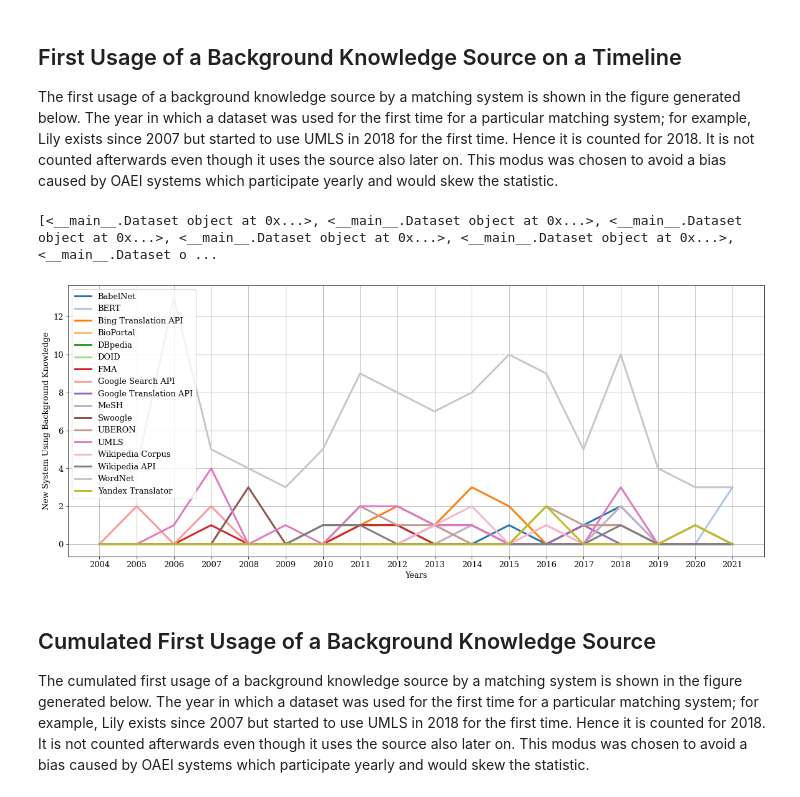
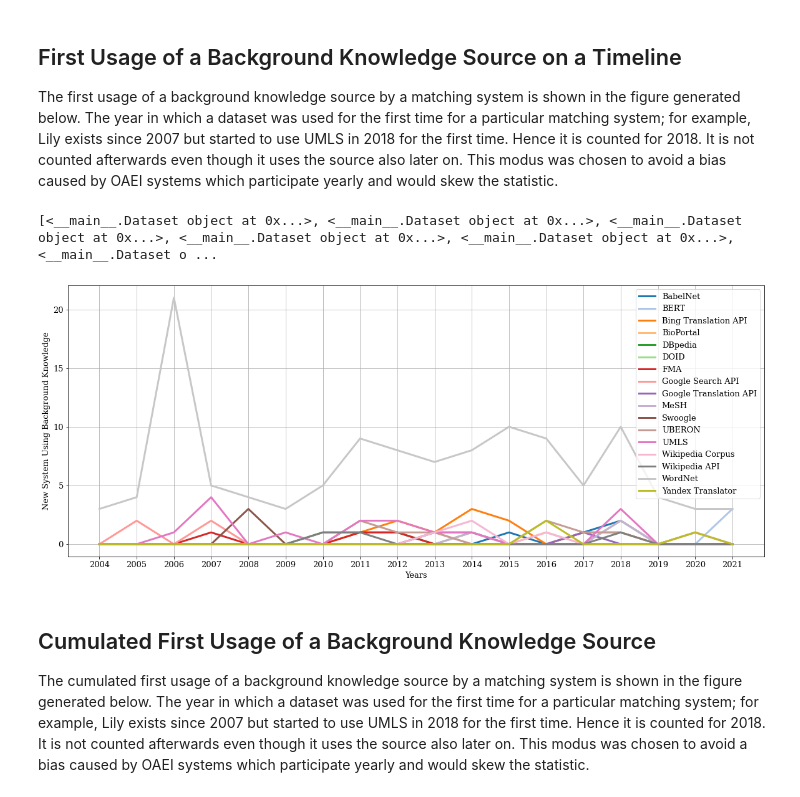
Before and after one commit to janothan/bk-in-matching-survey, a Jupyter notebook: submission_3/Survey_Paper_Figures.ipynb, the cells around one changed output. Saved outputs shown, nothing was run; the diff lists cells and outputs as text; code cells hidden in the pictures.

```diff
--- a/submission_3/Survey_Paper_Figures.ipynb
+++ b/submission_3/Survey_Paper_Figures.ipynb
@@ -777,6 +777,7 @@ google_search_api_dataset = Dataset("Google Search API", DomainType.GENERAL)
 google_translation_api_dataset = Dataset("Google Translation API", DomainType.GENERAL)
 google_sentence_encoder_dataset = Dataset("Google Universal Sentence Encoder", DomainType.GENERAL)
 google_w2v_dataset = Dataset("Google w2v Vectors", DomainType.GENERAL)
+hownet_dataset = Dataset("HowNet", DomainType.GENERAL)
 imagenet_dataset = Dataset("ImageNet", DomainType.GENERAL)
 itranslate_dataset = Dataset("iTranslate4", DomainType.GENERAL)
 kgvec2go_dataset = Dataset("KGvec2go", DomainType.GENERAL)
@@ -940,33 +941,37 @@ data_dictionary = \
         2017 : 1,
             #NuSM
     },
-    google_sentence_encoder_dataset : {
+    google_sentence_encoder_dataset : { # first usage
         2020 : 1,
             # VeeAlign
     },
-    google_w2v_dataset : {
+    google_w2v_dataset : { # first usage
         2018 : 1,
             # Bulygin
         2019 : 1
             # Bulygin & Stupnikov
     },
-    imagenet_dataset : {
+    hownet_dataset : { # first usage
+        2006 : 1,
+            # An Ontology Mapping Method Based on Tree Structure (Li, Sheng; Hu, Heping; Hu, Xian)
+    },
+    imagenet_dataset : { # first usage
         2015 : 1,
             # Doulaverakis
     },
-    itranslate_dataset : {
+    itranslate_dataset : { # first usage
         2013 : 1,
             # Koukourikos
     },
-    kgvec2go_dataset : {
+    kgvec2go_dataset : { # first usage
         2020 : 1,
             # alod2vec matcher
     },
-    lanes_api_dataset : {
+    lanes_api_dataset : { # first usage
         2012 : 1,
             # hotmatch
     },
-    mesh_dataset : {
+    mesh_dataset : { # first usage
         2014 : 1,
             # AML
         2018 : 2,
@@ -1139,7 +1144,7 @@ data_dictionary = \
             # CROSI
             # Mongiello & Totaro
             # - Stroulia and Wang (not in study search parameter)
-        2006 : 13,
+        2006 : 22,
             # OWL Ctx
             # AUTOMS
             # DSSim
@@ -1151,7 +1156,16 @@ data_dictionary = \
             # Reynaud & Safar
             # Abolhassani et al.
             # Chen et al
-            # - 2006 iMapper (not in study search parameter)
+            # iMapper
+            # OntoDNA
+            # Nagy, Miklos et al.
+            # ACAOM (Wang et al.)
+            # Using Cooperative Agent Negotiation for Ontology Mapping (dos Santos et al)
+            # Product Matching through Ontology Mapping in Comparison Shopping (Park, Sangun; Kim, Wooju; Lee, Sunghwan; Bang, Siri)
+            # Effective Large Scale Ontology Mapping (Wang, Zongjiang; Wang, Yinglin; Zhang, Shensheng; Shen, Ge; Du, Tao)
+            # An Ontology Mapping Algorithm between Heterogeneous Product Classification Taxonomies (Kim, Wooju; Park, Sangun; Bang, Siri; Lee, Sunghwan)
+            # Ontology Mapping Approach Based on Parsing Graph (Wang, Zongjiang; Wang, Yinglin; Du, Tao)
+            # - (Combining Two Strategies for Ontology Mapping) - merged with AOCAM for first usage
         2007 : 5,
             # ASMOV
             # SEMA
@@ -1293,34 +1307,34 @@ def get_datasets_with_minimum_usage(minimum_usage : int, data_dictionary : Dict[
             absnum += frequency
         if absnum >= minimum_usage:
             result.append(dataset)
     print(result)
     return result
 
 
 def get_reduced_data_dictionary(datasets_to_keep : List[Dataset], data_dictionary : Dict[Dataset, Dict[str, int]]):
     """Creates a new data_dictionary where only datasets occur that appear in datasets_to_keep (filter operation which does not chnage data_dictionary).
     """
     result = {}
     for dataset, data in data_dictionary.items():
         if dataset in datasets_to_keep:
             result[dataset] = data
     return result
 
 minimum_usage = 3
 lower_bound = 2004
 upper_bound = 2021 # including!
 
 reduced_data = get_reduced_data_dictionary(get_datasets_with_minimum_usage(minimum_usage=minimum_usage, data_dictionary=data_dictionary), data_dictionary)
 render_timeline(data_dictionary=reduced_data,
                 lower_bound=lower_bound,
                 upper_bound=upper_bound,
                 file_name="aggregated_systems_over_time.png",
                 y_axis_text="New System Using Background Knowledge")
 
 #[x.name for x in get_datasets_with_minimum_usage(minimum_usage=minimum_usage)]
 # %% [output]
 [<__main__.Dataset object at 0x...>, <__main__.Dataset object at 0x...>, <__main__.Dataset object at 0x...>, <__main__.Dataset object at 0x...>, <__main__.Dataset object at 0x...>, <__main__.Dataset o ...
-[figure, old version]
+[figure, new version]
 # %% [markdown]
 ## Cumulated First Usage of a Background Knowledge Source
 The cumulated first usage of a background knowledge source by a matching system is shown in the figure generated below.
```
Also changed, not shown: parts of 1 cell of this notebook, 2 other files.
